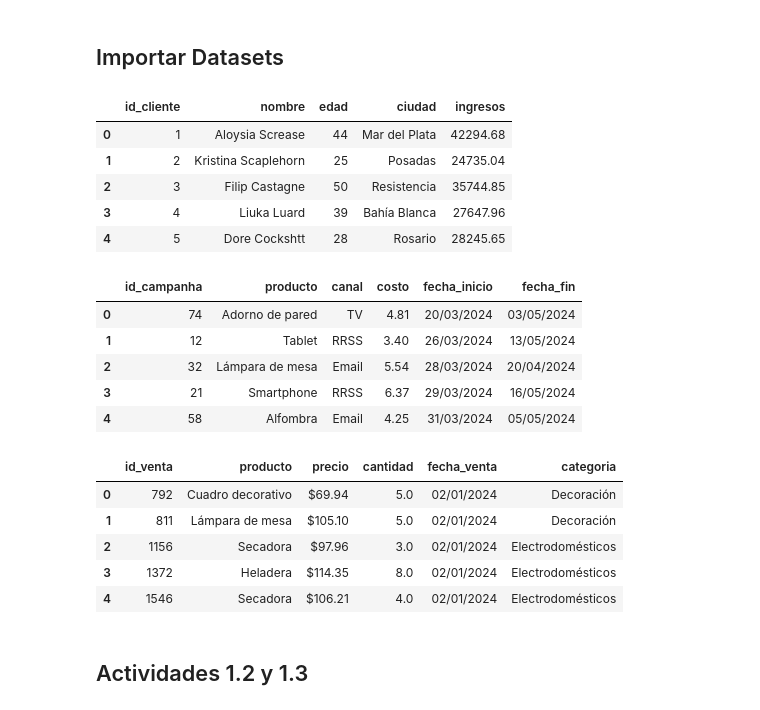
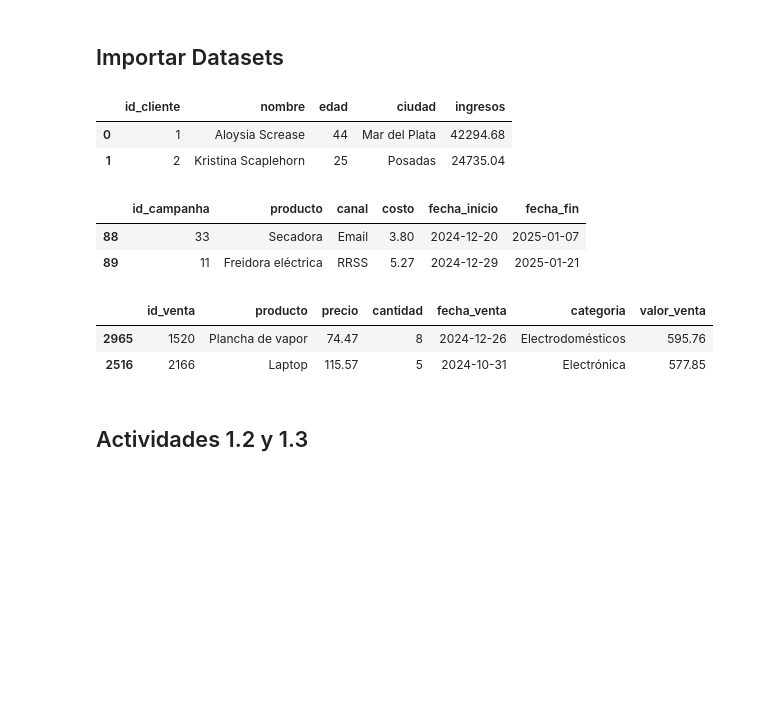
Before and after one commit to v0ltax/TT-2C2025-Data-Analitycs-Notebooks, a Jupyter notebook: Robledo-Sebastian_Comision-252813_TPI-Data-Analytics/Pre-Entrega-Robledo.ipynb, the cells around one changed output. Saved outputs shown, nothing was run; the diff lists cells and outputs as text; code cells hidden in the pictures; blank space fills up the shorter version.

```diff
--- a/Robledo-Sebastian_Comision-252813_TPI-Data-Analytics/Pre-Entrega-Robledo.ipynb
+++ b/Robledo-Sebastian_Comision-252813_TPI-Data-Analytics/Pre-Entrega-Robledo.ipynb
@@ -24,34 +24,25 @@ df_marketing = pd.read_csv(urlMarketing)
 df_ventas = pd.read_csv(urlVentas)
 # %%
 # Verificar dataset clientes
-df_clientes.head()
+df_clientes.head(2)
 # %% [output]
 |  | id_cliente | nombre | edad | ciudad | ingresos |
 | 0 | 1 | Aloysia Screase | 44 | Mar del Plata | 42294.68 |
 | 1 | 2 | Kristina Scaplehorn | 25 | Posadas | 24735.04 |
-| 2 | 3 | Filip Castagne | 50 | Resistencia | 35744.85 |
-| 3 | 4 | Liuka Luard | 39 | Bahía Blanca | 27647.96 |
-| 4 | 5 | Dore Cockshtt | 28 | Rosario | 28245.65 |
 # %%
 # Verificar dataset marketing
-df_marketing.head()
+df_marketing.tail(2)
 # %% [output]
 |  | id_campanha | producto | canal | costo | fecha_inicio | fecha_fin |
-| 0 | 74 | Adorno de pared | TV | 4.81 | 20/03/2024 | 03/05/2024 |
-| 1 | 12 | Tablet | RRSS | 3.40 | 26/03/2024 | 13/05/2024 |
-| 2 | 32 | Lámpara de mesa | Email | 5.54 | 28/03/2024 | 20/04/2024 |
-| 3 | 21 | Smartphone | RRSS | 6.37 | 29/03/2024 | 16/05/2024 |
-| 4 | 58 | Alfombra | Email | 4.25 | 31/03/2024 | 05/05/2024 |
+| 88 | 33 | Secadora | Email | 3.80 | 2024-12-20 | 2025-01-07 |
+| 89 | 11 | Freidora eléctrica | RRSS | 5.27 | 2024-12-29 | 2025-01-21 |
 # %%
 # Verificar dataset ventas
-df_ventas.head()
+df_ventas.sample(2)
 # %% [output]
-|  | id_venta | producto | precio | cantidad | fecha_venta | categoria |
-| 0 | 792 | Cuadro decorativo | $69.94 | 5.0 | 02/01/2024 | Decoración |
-| 1 | 811 | Lámpara de mesa | $105.10 | 5.0 | 02/01/2024 | Decoración |
-| 2 | 1156 | Secadora | $97.96 | 3.0 | 02/01/2024 | Electrodomésticos |
-| 3 | 1372 | Heladera | $114.35 | 8.0 | 02/01/2024 | Electrodomésticos |
-| 4 | 1546 | Secadora | $106.21 | 4.0 | 02/01/2024 | Electrodomésticos |
+|  | id_venta | producto | precio | cantidad | fecha_venta | categoria | valor_venta |
+| 2965 | 1520 | Plancha de vapor | 74.47 | 8 | 2024-12-26 | Electrodomésticos | 595.76 |
+| 2516 | 2166 | Laptop | 115.57 | 5 | 2024-10-31 | Electrónica | 577.85 |
 # %% [markdown]
 ## Actividades 1.2 y 1.3
 # %% [markdown]
```
Also changed, not shown: parts of 16 cells of this notebook.
